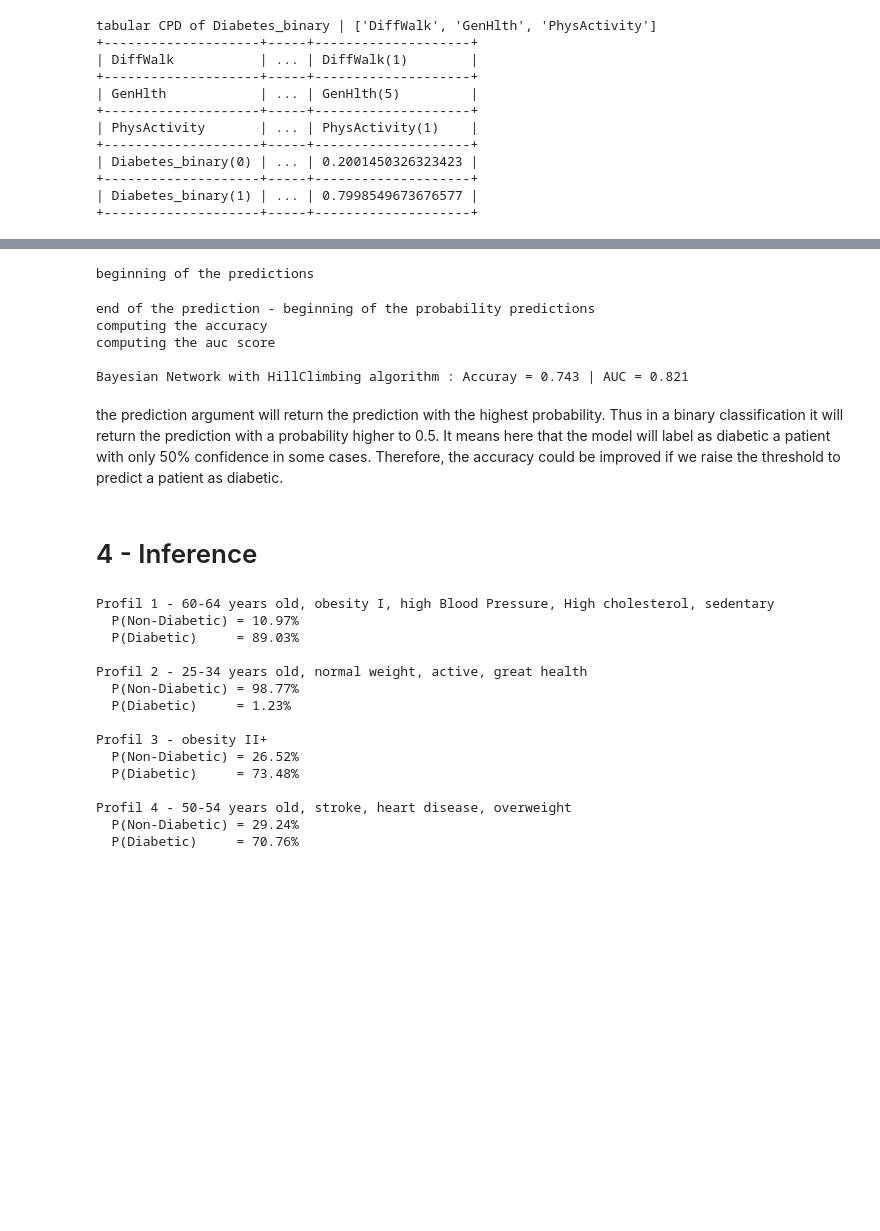
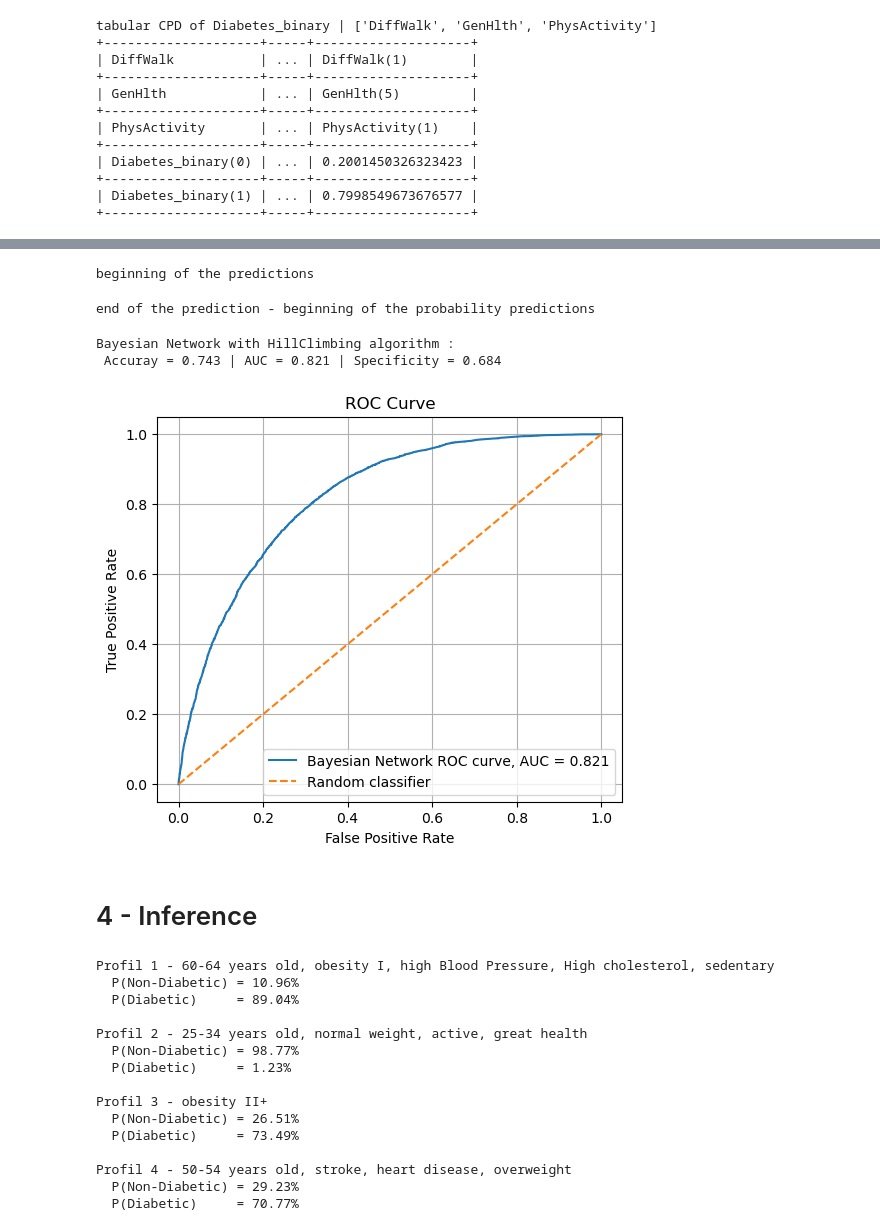
Before and after one commit to AlixB20/INFO-H410-Group16, a Jupyter notebook: bayesian_network.ipynb, the cells around one changed output, grey strips where cells are left out. Saved outputs shown, nothing was run; the diff lists cells and outputs as text; code cells hidden in the pictures; blank space fills up the shorter version.

Commit message:
Update bayesian_network.ipynb
add the roc curve and specificity

```diff
--- a/bayesian_network.ipynb
+++ b/bayesian_network.ipynb
@@ -264,26 +270,39 @@ def predict_bn(model, df_test, target=TARGET):
     return y_pred, y_prob
 
 y_pred_hc, y_prob_hc = predict_bn(bn_hc, df_test)
-
-performance = {'Accuracy' : 0, 'AUC' : 0}
-print(f'computing the accuracy')
-acc  = accuracy_score(y_test, y_pred_hc)
-print(f'computing the auc score')
-auc  = roc_auc_score(y_test, y_prob_hc)
-performance['Accuracy'] = acc
-performance['AUC'] = auc
-
-print()
-print(f'Bayesian Network with HillClimbing algorithm : Accuray = {round(acc, 3)} | AUC = {round(auc, 3)}')
 # %% [output]
 beginning of the predictions
 end of the prediction - beginning of the probability predictions
-computing the accuracy
-computing the auc score
-
-Bayesian Network with HillClimbing algorithm : Accuray = 0.743 | AUC = 0.821
-# %% [markdown]
-the prediction argument will return the prediction with the highest probability. Thus in a binary classification it will return the prediction with a probability higher to 0.5. It means here that the model will label as diabetic a patient with only 50% confidence in some cases. Therefore, the accuracy could be improved if we raise the threshold to predict a patient as diabetic.
+# %%
+#compute the accuracy and the auc
+acc  = accuracy_score(y_test, y_pred_hc)
+auc  = roc_auc_score(y_test, y_prob_hc)
+
+y_true = np.array(df_test['Diabetes_binary'])
+fpr, tpr, thresholds = roc_curve(y_true, y_prob_hc)
+
+# Youden's J statistic
+j_scores = tpr - fpr
+best_index = np.argmax(j_scores)
+best_fpr = fpr[best_index]
+
+print(f'Bayesian Network with HillClimbing algorithm :\n Accuray = {round(acc, 3)} | AUC = {round(auc, 3)} | Specificity = {round(1 - best_fpr, 3)}')
+
+# plot ROC curve
+plt.figure(figsize=(6, 5))
+plt.plot(fpr, tpr, label=f"Bayesian Network ROC curve, AUC = {auc:.3f}")
+plt.plot([0, 1], [0, 1], linestyle="--", label="Random classifier")
+
+plt.xlabel("False Positive Rate")
+plt.ylabel("True Positive Rate")
+plt.title("ROC Curve")
+plt.legend()
+plt.grid(True)
+plt.show()
+# %% [output]
+Bayesian Network with HillClimbing algorithm :
+ Accuray = 0.743 | AUC = 0.821 | Specificity = 0.684
+[figure, added]
 # %% [markdown]
 # 4 - Inference
 # %%
@@ -298,7 +317,7 @@ def diabetes_probability(evidence, label=''):
         > label    : string representing the characteristics of the given patient that will be printed
     """
 
-    print(f'{label}')
+    print(label)
 
     res = inference.query(variables=[TARGET], evidence=evidence, show_progress=False)
     p0, p1 = res.values[0], res.values[1]
@@ -321,17 +340,17 @@ p_card = diabetes_probability({'Age':7,'Stroke':1,'HeartDiseaseorAttack':1,'High
                'Profil 4 - 50-54 years old, stroke, heart disease, overweight')
 # %% [output]
 Profil 1 - 60-64 years old, obesity I, high Blood Pressure, High cholesterol, sedentary
-  P(Non-Diabetic) = 10.97%
-  P(Diabetic)     = 89.03%
+  P(Non-Diabetic) = 10.96%
+  P(Diabetic)     = 89.04%
 
 Profil 2 - 25-34 years old, normal weight, active, great health
   P(Non-Diabetic) = 98.77%
   P(Diabetic)     = 1.23%
 
 Profil 3 - obesity II+
-  P(Non-Diabetic) = 26.52%
-  P(Diabetic)     = 73.48%
+  P(Non-Diabetic) = 26.51%
+  P(Diabetic)     = 73.49%
 
 Profil 4 - 50-54 years old, stroke, heart disease, overweight
-  P(Non-Diabetic) = 29.24%
-  P(Diabetic)     = 70.76%
+  P(Non-Diabetic) = 29.23%
+  P(Diabetic)     = 70.77%
```
Also changed, not shown: parts of 5 cells of this notebook.
